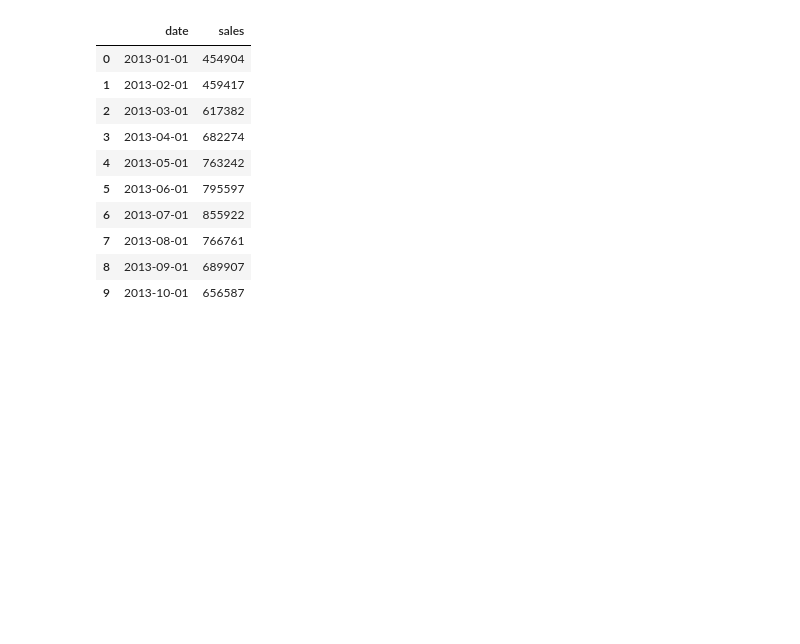
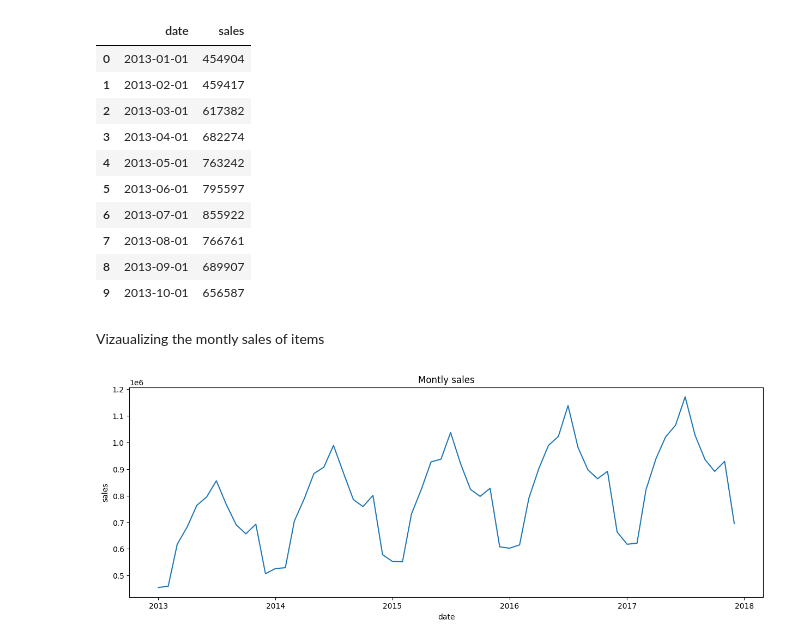
Before and after one commit to wandieinnocents/Sales_analysis_linearRegression-XGboost-Randomforest, a Jupyter notebook: sales_analysis_linearRegression.ipynb, the cells around one changed output. Cells and saved outputs as stored; diff of their text form; code cells hidden in the pictures; blank space fills up the shorter version.

```diff
--- a/sales_analysis_linearRegression.ipynb
+++ b/sales_analysis_linearRegression.ipynb
@@ -134,3 +134,15 @@ monthly_sales.head(10)
 | 7 | 2013-08-01 | 766761 |
 | 8 | 2013-09-01 | 689907 |
 | 9 | 2013-10-01 | 656587 |
+# %% [markdown]
+Vizaualizing the montly sales of items
+# %%
+plt.figure(figsize=(15,5))
+# (y,x)
+plt.plot(monthly_sales['date'], monthly_sales['sales'])
+plt.xlabel('date')
+plt.ylabel('sales')
+plt.title("Montly sales")
+plt.show()
+# %% [output]
+[figure, added]
```
Also changed, not shown: parts of 17 cells of this notebook.
